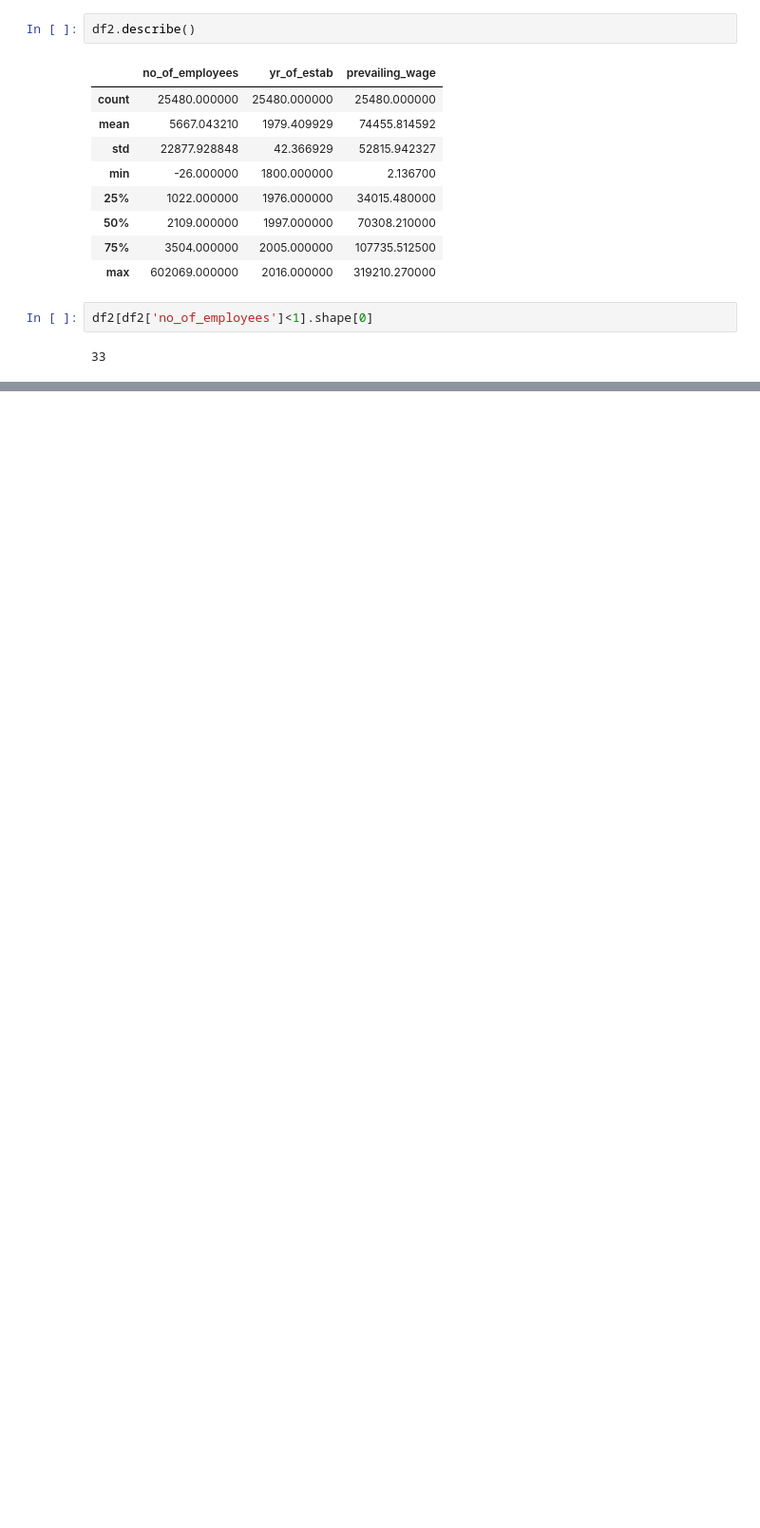
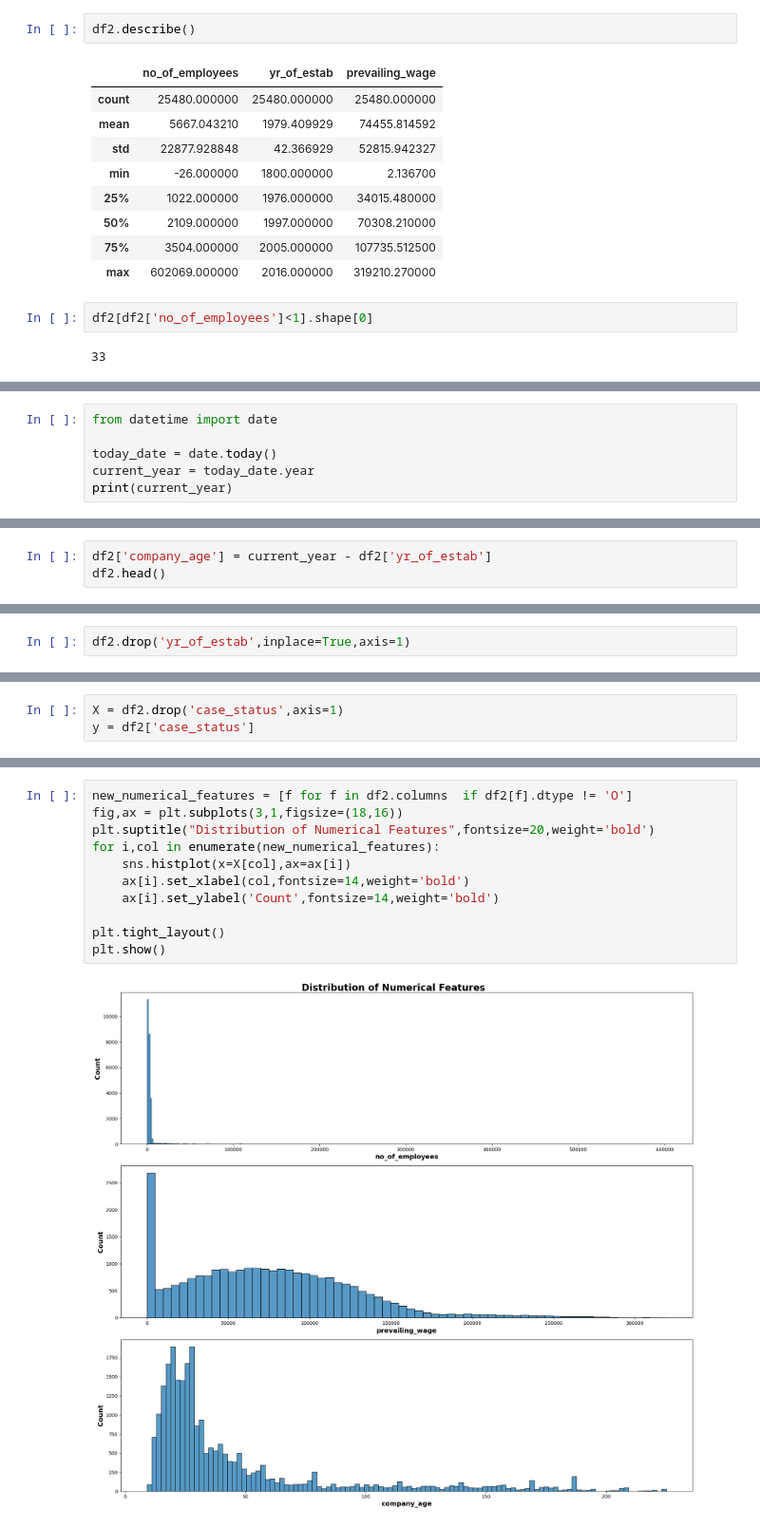
Before and after one commit to galibmulani/US-Visa, a Jupyter notebook: notebook/02_Feature_Engeering_And_Model_Training.ipynb, the cells around one changed output, grey strips where cells are left out. Shown: that part at 95% size. Saved outputs shown, nothing was run; the diff lists cells and outputs as text; blank space fills up the shorter version.

```diff
--- a/notebook/02_Feature_Engeering_And_Model_Training.ipynb
+++ b/notebook/02_Feature_Engeering_And_Model_Training.ipynb
@@ -159,0 +192,6 @@ Name: count, dtype: int64
+# %%
+from datetime import date
+
+today_date = date.today()
+current_year = today_date.year
+print(current_year)
@@ -159,0 +200,3 @@ Name: count, dtype: int64
+# %%
+df2['company_age'] = current_year - df2['yr_of_estab']
+df2.head()
@@ -159,0 +210,2 @@ Name: count, dtype: int64
+# %%
+df2.drop('yr_of_estab',inplace=True,axis=1)
@@ -159,0 +230,3 @@ Name: count, dtype: int64
+# %%
+X = df2.drop('case_status',axis=1)
+y = df2['case_status']
@@ -159,0 +260,13 @@ Name: count, dtype: int64
+# %%
+new_numerical_features = [f for f in df2.columns  if df2[f].dtype != 'O']
+fig,ax = plt.subplots(3,1,figsize=(18,16))
+plt.suptitle("Distribution of Numerical Features",fontsize=20,weight='bold')
+for i,col in enumerate(new_numerical_features):
+    sns.histplot(x=X[col],ax=ax[i])
+    ax[i].set_xlabel(col,fontsize=14,weight='bold')
+    ax[i].set_ylabel('Count',fontsize=14,weight='bold')
+
+plt.tight_layout()
+plt.show()
+# %% [output]
+[figure, added]
```
Also changed, not shown: parts of 65 cells of this notebook.
